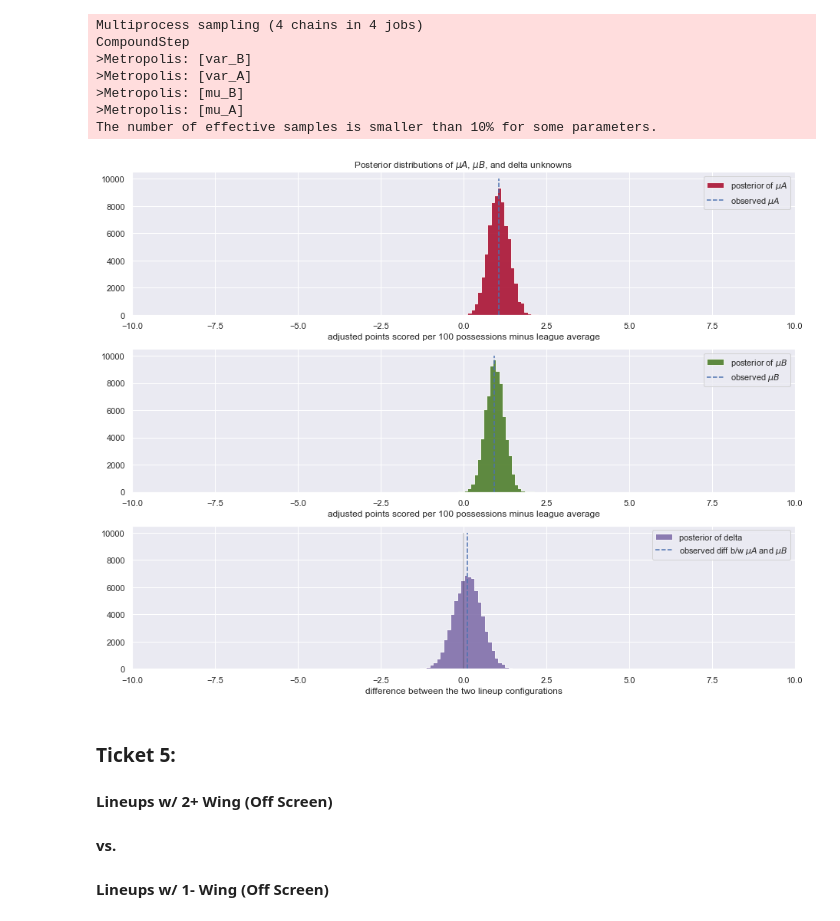
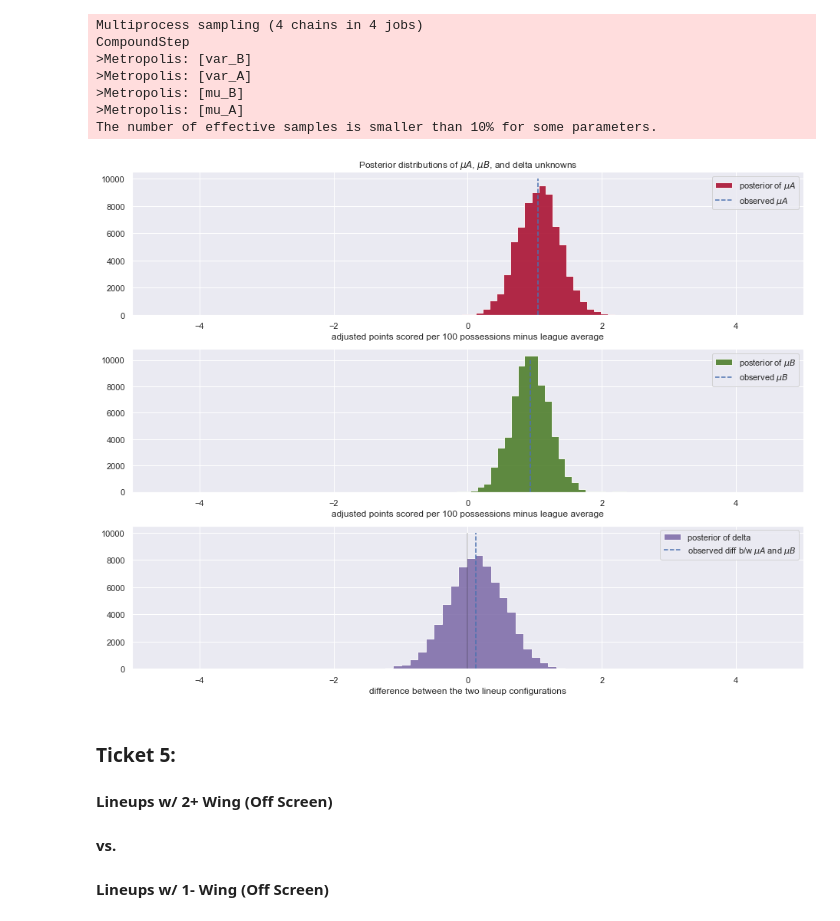
Before and after one commit to xulianrenzoku/synergy_clustering, a Jupyter notebook: nba_clustering_lineup_models.ipynb, the cells around one changed output. Cells and saved outputs as stored; diff of their text form; code cells hidden in the pictures.

```diff
--- a/nba_clustering_lineup_models.ipynb
+++ b/nba_clustering_lineup_models.ipynb
@@ -1045,37 +1054,37 @@ figsize(13, 10)
 #histogram of posteriors
 
 plt.subplot(3, 1, 1)
 plt.hist(mu_A_samples, histtype='stepfilled', bins=25, alpha=0.85,
          label=r'posterior of $\mu A$', color='#A60628')
 plt.vlines(avg_diff_A, 0, 10000, linestyle='--',
            label=r'observed $\mu A$')
 plt.legend(loc='upper right')
-plt.xlim(-10, 10)
+plt.xlim(-5, 5)
 plt.xlabel('adjusted points scored per 100 possessions minus league average')
 plt.title(r'Posterior distributions of $\mu A$, $\mu B$, and delta unknowns')
 
 plt.subplot(3, 1, 2)
 plt.hist(mu_B_samples, histtype='stepfilled', bins=25, alpha=0.85,
          label=r'posterior of $\mu B$', color='#467821')
 plt.vlines(avg_diff_B, 0, 10000, linestyle='--',
            label=r'observed $\mu B$')
 plt.legend(loc='upper right')
-plt.xlim(-10, 10)
+plt.xlim(-5, 5)
 plt.xlabel('adjusted points scored per 100 possessions minus league average')
 
 plt.subplot(3, 1, 3)
 plt.hist(delta_samples, histtype='stepfilled', bins=30, alpha=0.85,
          label=r'posterior of delta', color='#7A68A6')
 plt.vlines(avg_diff_A - avg_diff_B, 0, 10000, linestyle='--',
            label=r'observed diff b/w $\mu A$ and $\mu B$')
 plt.vlines(0, 0, 10000, color='black', alpha=0.2)
 plt.legend(loc='upper right');
-plt.xlim(-10, 10)
+plt.xlim(-5, 5)
 plt.xlabel('difference between the two lineup configurations')
 
 plt.tight_layout()
 # %% [output]
-[figure, old version]
+[figure, new version]
 # %% [markdown]
 ### Ticket 5:
 #### Lineups w/ 2+ Wing (Off Screen)
```
Also changed, not shown: parts of 6 cells of this notebook.
